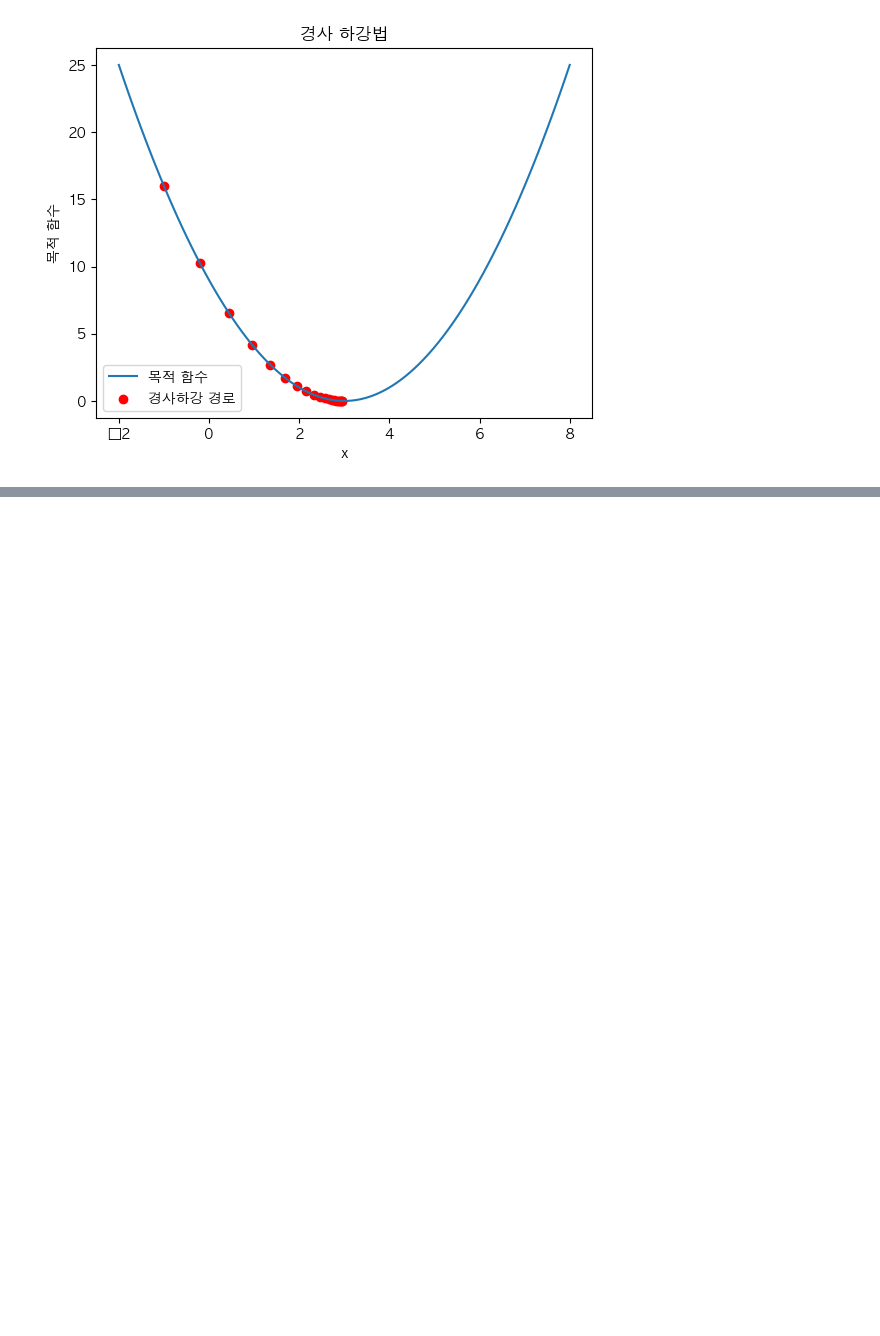
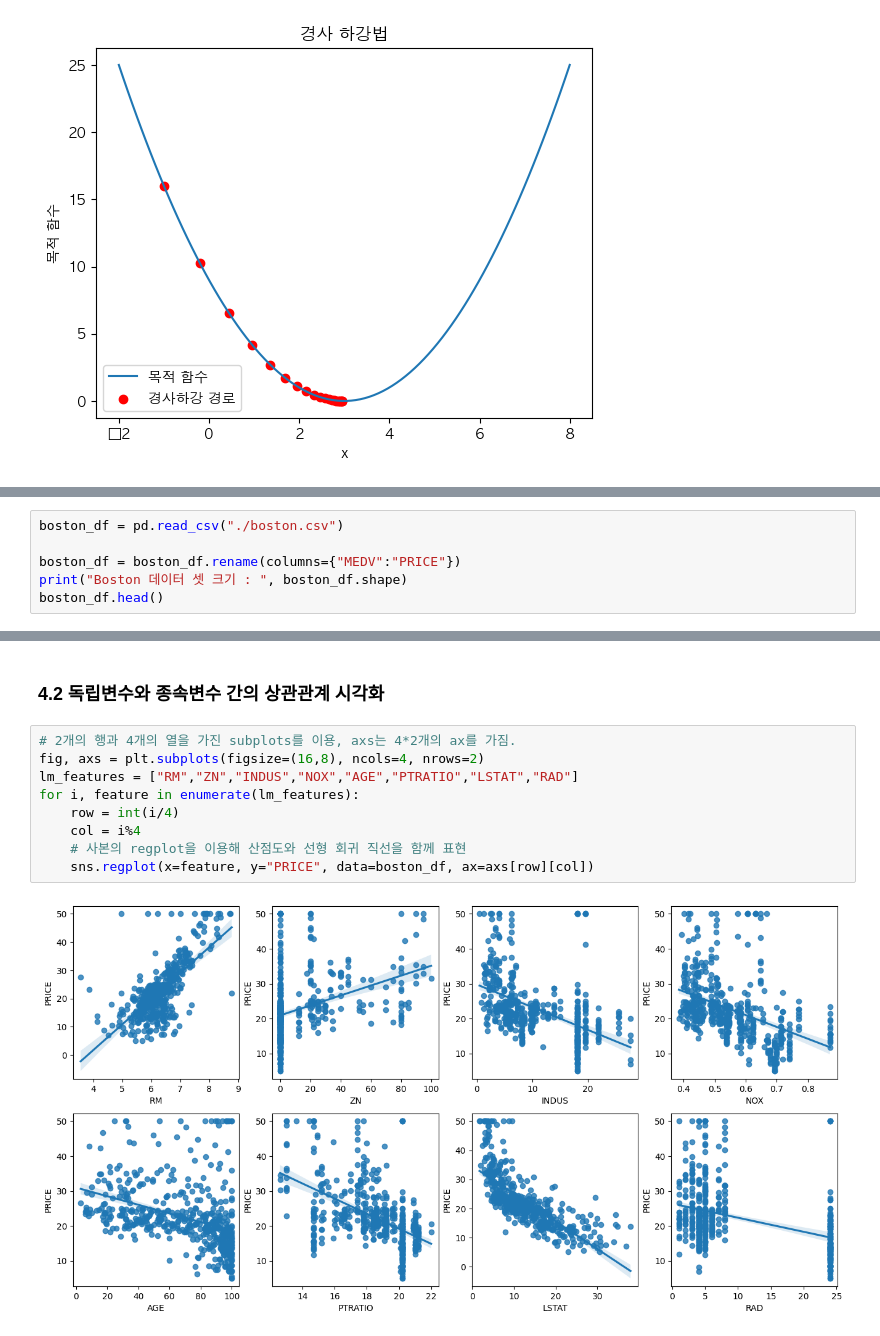
Before and after one commit to Minsoo0405/ML, a Jupyter notebook: machinelearning_guide/07week(Regression).ipynb, the cells around one changed output, grey strips where cells are left out. Cells and saved outputs as stored; diff of their text form; blank space fills up the shorter version.

```diff
--- a/machinelearning_guide/07week(Regression).ipynb
+++ b/machinelearning_guide/07week(Regression).ipynb
@@ -84,0 +109,6 @@ plot_gradient_descent(learning_rate, initial_x, num_iterations)
+# %%
+boston_df = pd.read_csv("./boston.csv")
+
+boston_df = boston_df.rename(columns={"MEDV":"PRICE"})
+print("Boston 데이터 셋 크기 : ", boston_df.shape)
+boston_df.head()
@@ -84,0 +123,13 @@ plot_gradient_descent(learning_rate, initial_x, num_iterations)
+# %% [markdown]
+### 4.2 독립변수와 종속변수 간의 상관관계 시각화
+# %%
+# 2개의 행과 4개의 열을 가진 subplots를 이용, axs는 4*2개의 ax를 가짐.
+fig, axs = plt.subplots(figsize=(16,8), ncols=4, nrows=2)
+lm_features = ["RM","ZN","INDUS","NOX","AGE","PTRATIO","LSTAT","RAD"]
+for i, feature in enumerate(lm_features):
+    row = int(i/4)
+    col = i%4
+    # 사본의 regplot을 이용해 산점도와 선형 회귀 직선을 함께 표현
+    sns.regplot(x=feature, y="PRICE", data=boston_df, ax=axs[row][col])
+# %% [output]
+[figure, added]
```
Also changed, not shown: parts of 10 cells of this notebook.
